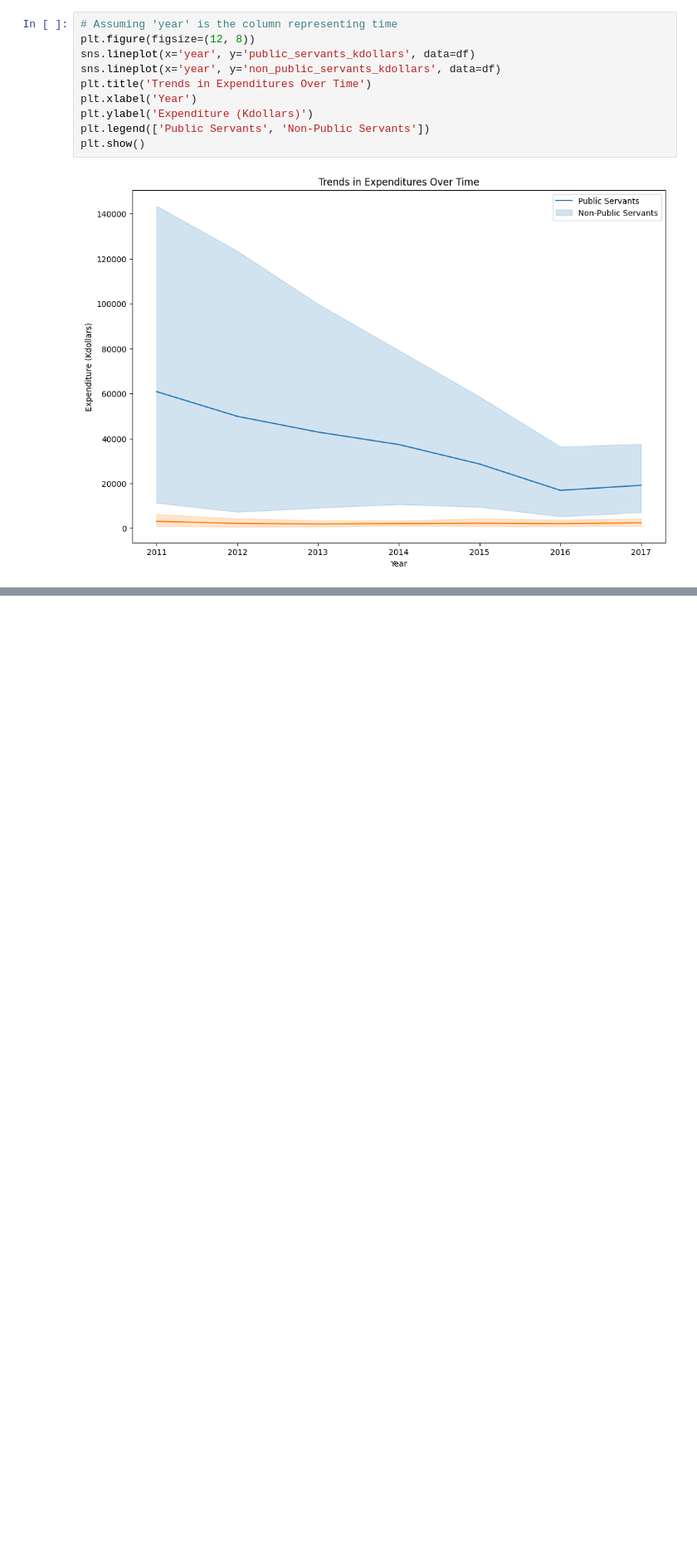
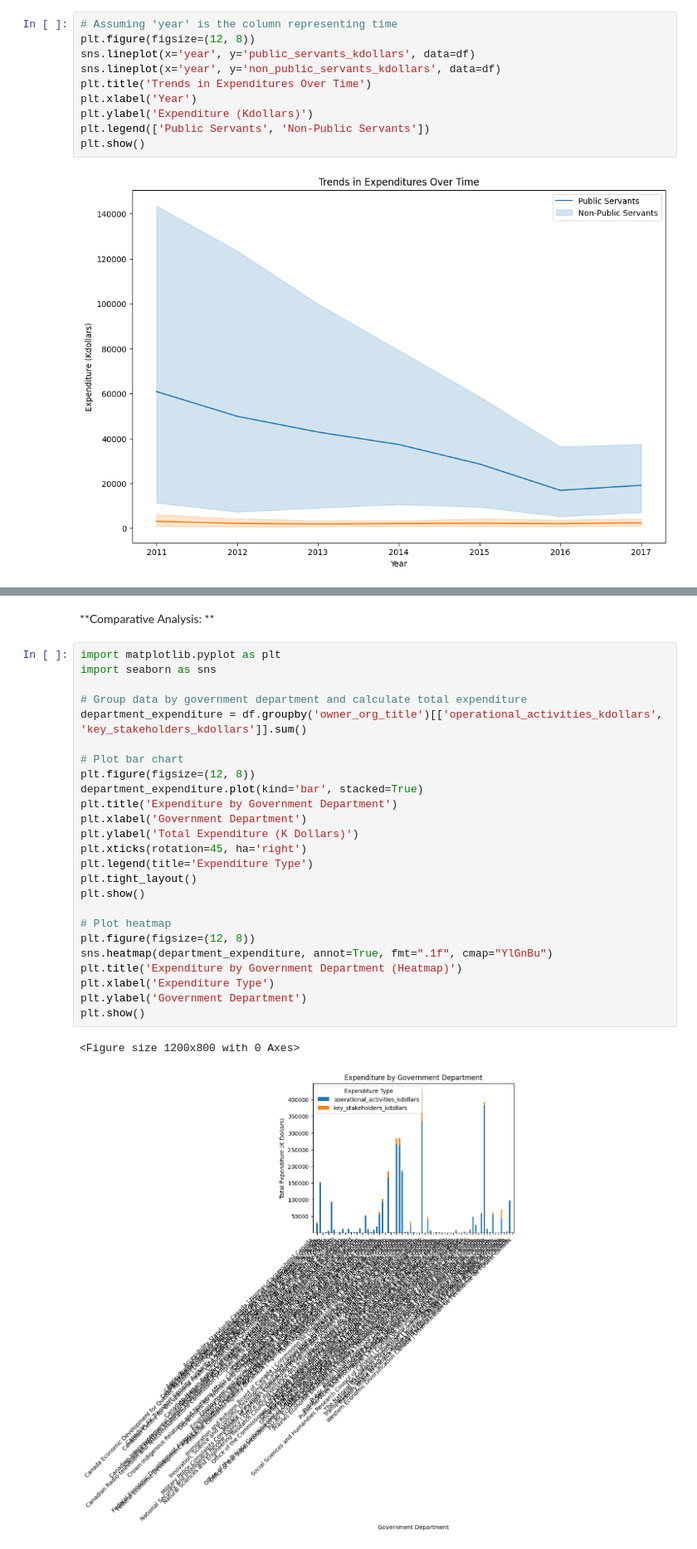
Before and after one commit to anjalidobhal/Project-820, a Jupyter notebook: Untitled26.ipynb, the cells around one changed output, grey strips where cells are left out. Shown at 83% size. Cells and saved outputs as stored; diff of their text form; blank space fills up the shorter version.

```diff
--- a/Untitled26.ipynb
+++ b/Untitled26.ipynb
@@ -177,0 +779,30 @@ plt.show()
+# %% [markdown]
+**Comparative Analysis: **
+# %%
+import matplotlib.pyplot as plt
+import seaborn as sns
+
+# Group data by government department and calculate total expenditure
+department_expenditure = df.groupby('owner_org_title')[['operational_activities_kdollars', 'key_stakeholders_kdollars']].sum()
+
+# Plot bar chart
+plt.figure(figsize=(12, 8))
+department_expenditure.plot(kind='bar', stacked=True)
+plt.title('Expenditure by Government Department')
+plt.xlabel('Government Department')
+plt.ylabel('Total Expenditure (K Dollars)')
+plt.xticks(rotation=45, ha='right')
+plt.legend(title='Expenditure Type')
+plt.tight_layout()
+plt.show()
+
+# Plot heatmap
+plt.figure(figsize=(12, 8))
+sns.heatmap(department_expenditure, annot=True, fmt=".1f", cmap="YlGnBu")
+plt.title('Expenditure by Government Department (Heatmap)')
+plt.xlabel('Expenditure Type')
+plt.ylabel('Government Department')
+plt.show()
+# %% [output]
+<Figure size 1200x800 with 0 Axes>
+[figure, added]
```
Also changed, not shown: parts of 29 cells of this notebook.
